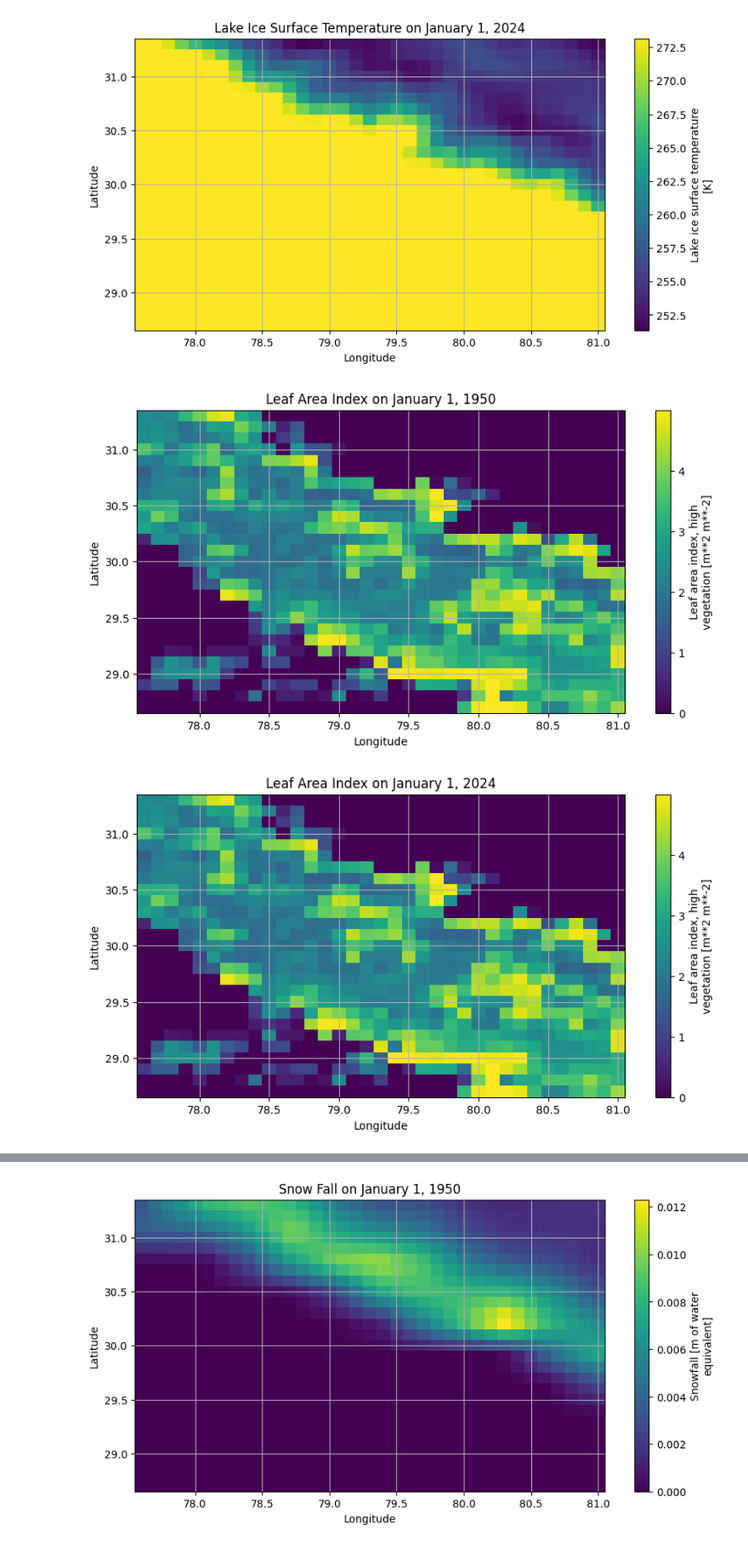
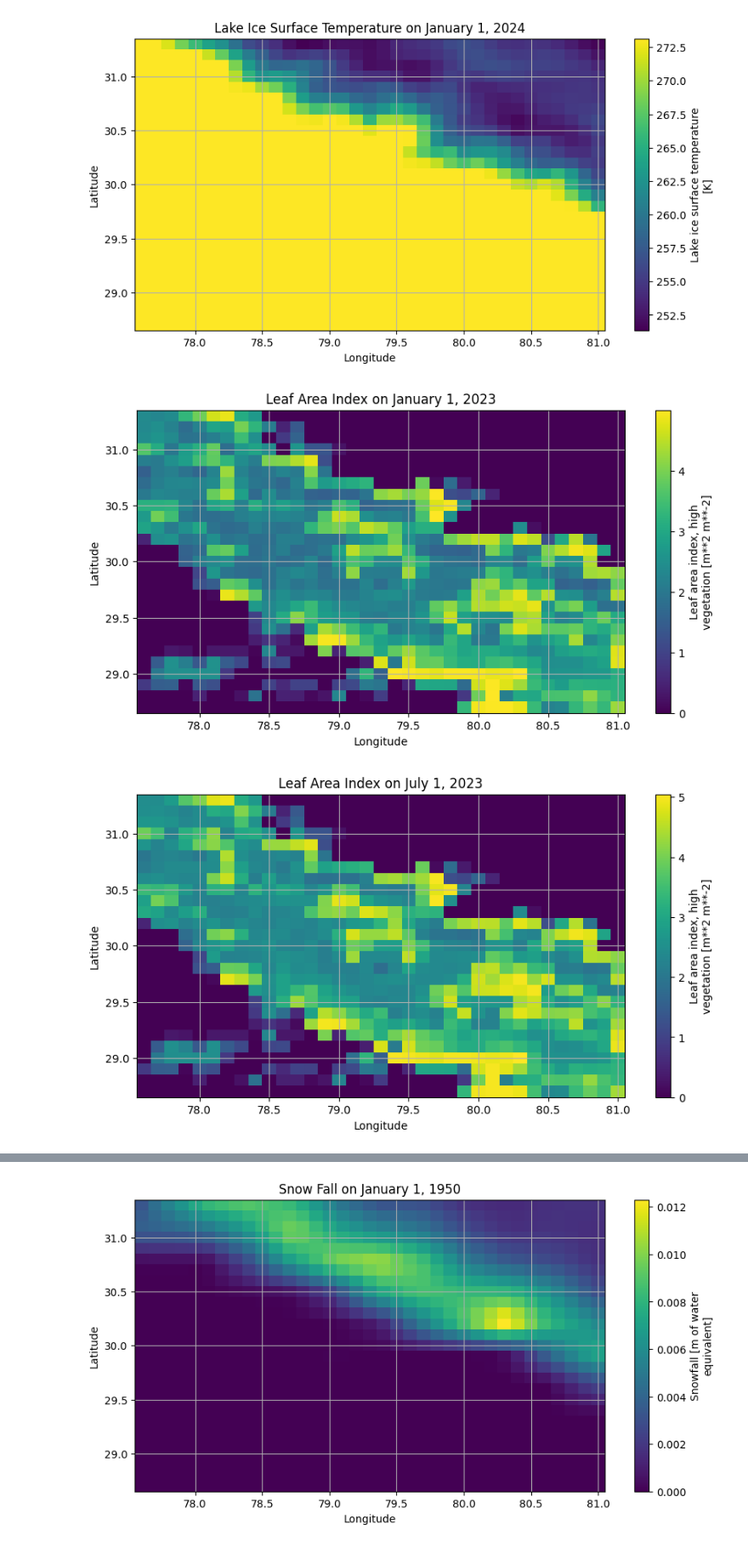
Before and after one commit to Tinitin2003/Climate-Geospatial-Analysis-of-Uttarakhand, a Jupyter notebook: notebook.ipynb, the cells around one changed output, grey strips where cells are left out. Shown at 85% size. Drawn from its saved outputs; the diff is of its cells as text; code cells hidden in the pictures.

```diff
--- a/notebook.ipynb
+++ b/notebook.ipynb
@@ -153,21 +153,21 @@ plt.show()
 # %%
 # Plot Leaf Area Index for January 1, 1950
 plt.figure(figsize=(10, 5))
-ds.lai_hv.sel(time='1950-01-01').plot()
-plt.title('Leaf Area Index on January 1, 1950')
+ds.lai_hv.sel(time='2023-01-01').plot()
+plt.title('Leaf Area Index on January 1, 2023')
 plt.xlabel('Longitude')
 plt.ylabel('Latitude')
 plt.grid(True)
 plt.show()
 
 # Plot Leaf Area Index for January 1, 2024
 plt.figure(figsize=(10, 5))
-ds.lai_hv.sel(time='2024-01-01').plot()
-plt.title('Leaf Area Index on January 1, 2024')
+ds.lai_hv.sel(time='2023-07-01').plot()
+plt.title('Leaf Area Index on July 1, 2023')
 plt.xlabel('Longitude')
 plt.ylabel('Latitude')
 plt.grid(True)
 plt.show()
 # %% [output]
 [figure]
-[figure, old version]
+[figure, new version]
```
Also changed, not shown: parts of 2 cells of this notebook, 1 other file.
